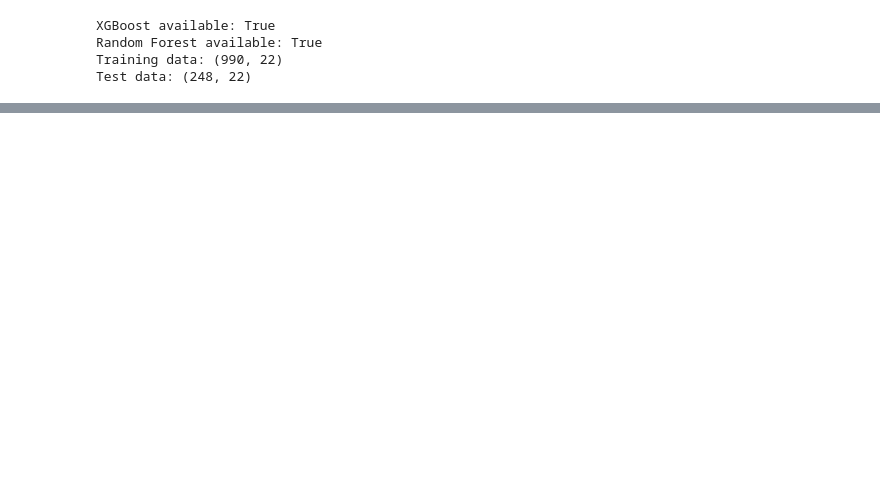
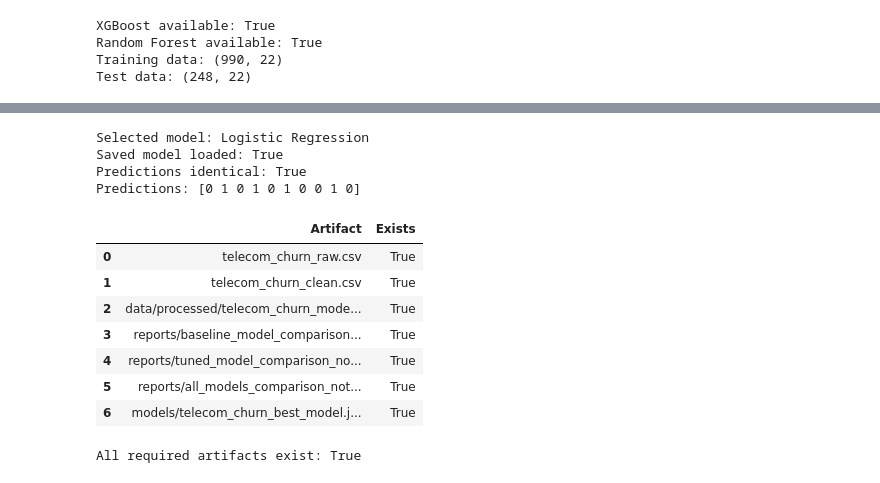
Before and after one commit to RabyanKhan/telecom-churn-prediction, a Jupyter notebook: Telecom_Churn_Prediction.ipynb, the cells around one changed output, grey strips where cells are left out. Cells and saved outputs as stored; diff of their text form; code cells hidden in the pictures; blank space fills up the shorter version.

```diff
--- a/Telecom_Churn_Prediction.ipynb
+++ b/Telecom_Churn_Prediction.ipynb
@@ -1689,0 +1602,42 @@ Estimated churn probability: 0.55%
+# %%
+import joblib
+import numpy as np
+
+saved_best_model = joblib.load(MODELS_DIR / "telecom_churn_best_model.joblib")
+expected_predictions = model_lookup[best_model_name].predict(X_test)
+saved_predictions = saved_best_model.predict(X_test)
+
+print("Selected model:", best_model_name)
+print("Saved model loaded:", saved_best_model is not None)
+print("Predictions identical:", np.array_equal(expected_predictions, saved_predictions))
+print("Predictions:", saved_predictions[:10])
+# %% [output]
+Selected model: Logistic Regression
+Saved model loaded: True
+Predictions identical: True
+Predictions: [0 1 0 1 0 1 0 0 1 0]
+# %%
+# Final project execution checks
+required_paths = [
+    RAW_FILE, CLEAN_FILE, MODELING_FILE,
+    REPORTS_DIR / "baseline_model_comparison_notebook.csv",
+    REPORTS_DIR / "tuned_model_comparison_notebook.csv",
+    REPORTS_DIR / "all_models_comparison_notebook.csv",
+    MODELS_DIR / "telecom_churn_best_model.joblib",
+]
+verification = pd.DataFrame({
+    "Artifact": [str(p.relative_to(BASE_DIR)) for p in required_paths],
+    "Exists": [p.exists() for p in required_paths],
+})
+display(verification)
+print("All required artifacts exist:", bool(verification["Exists"].all()))
+# %% [output]
+|  | Artifact | Exists |
+| 0 | telecom_churn_raw.csv | True |
+| 1 | telecom_churn_clean.csv | True |
+| 2 | data/processed/telecom_churn_mode... | True |
+| 3 | reports/baseline_model_comparison... | True |
+| 4 | reports/tuned_model_comparison_no... | True |
+| 5 | reports/all_models_comparison_not... | True |
+| 6 | models/telecom_churn_best_model.j... | True |
+All required artifacts exist: True
```
Also changed, not shown: parts of 18 cells of this notebook, 1 other file.
